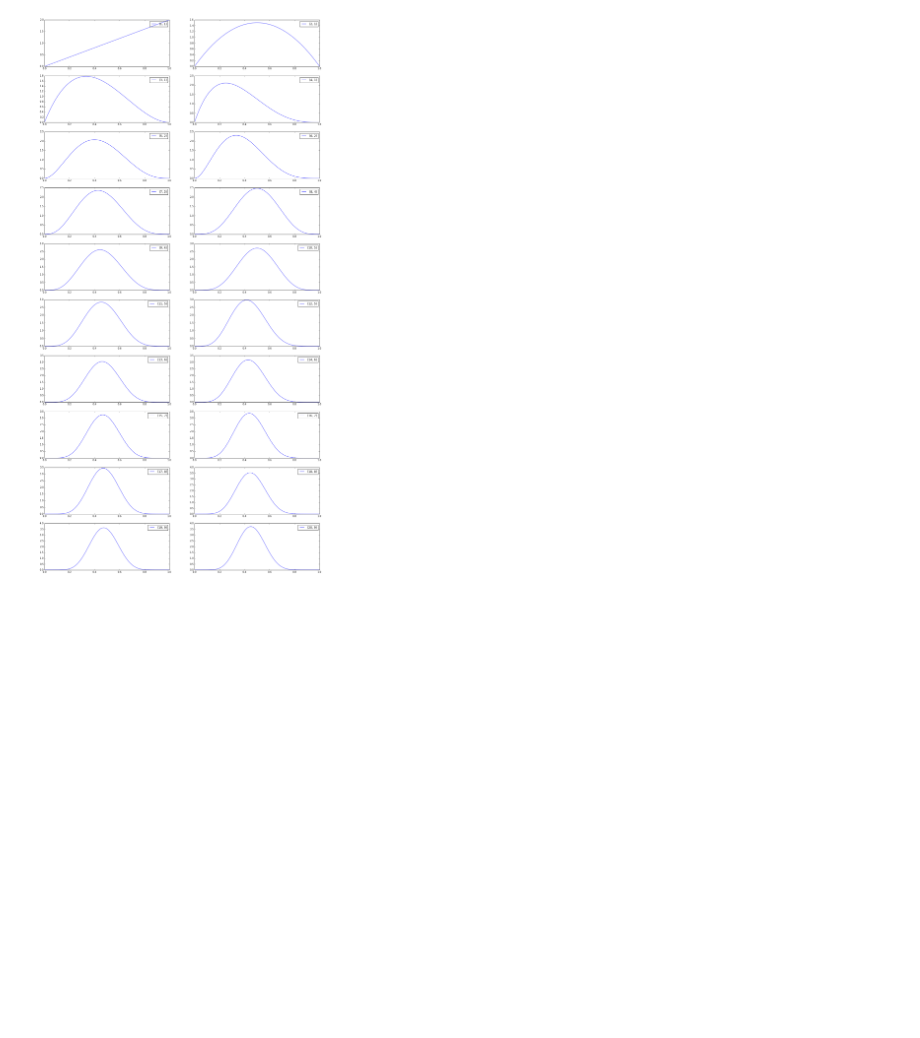
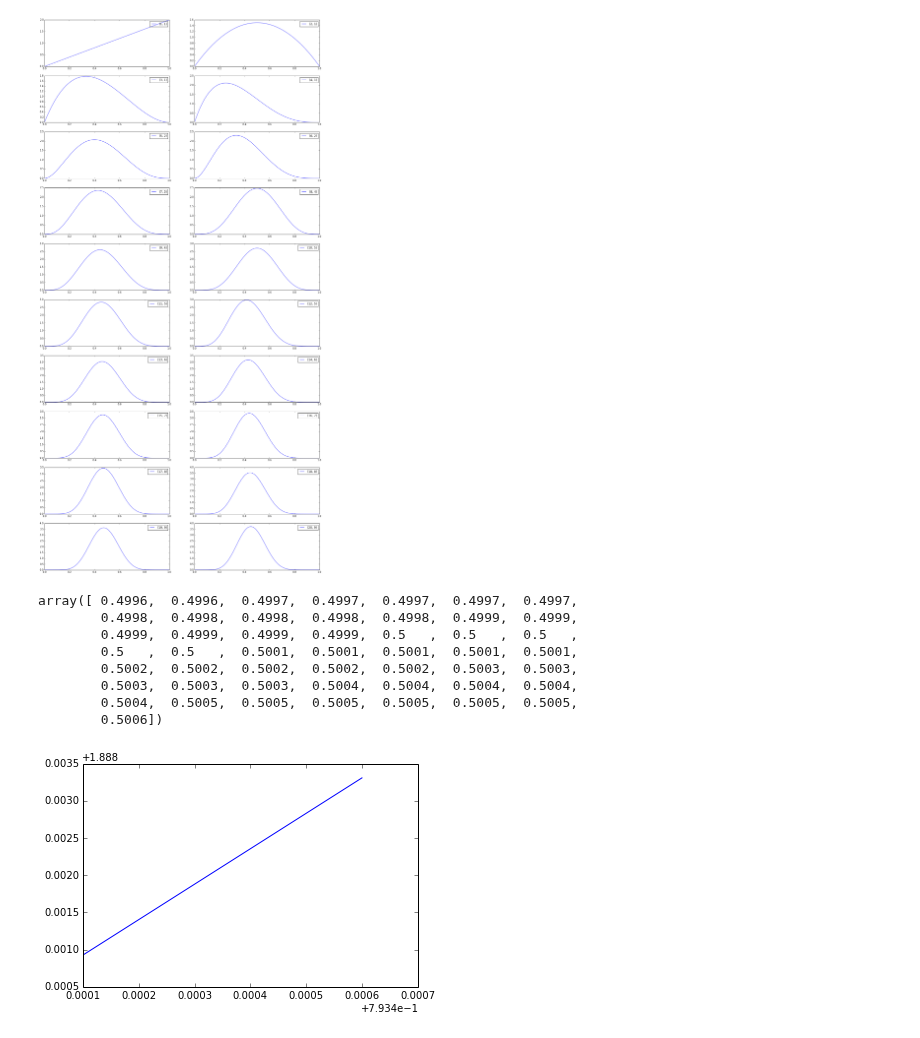
Before and after one commit to Chuphay/school, a Jupyter notebook: mStat1/ch8.ipynb, the cells around one changed output. Drawn from its saved outputs; the diff is of its cells as text; code cells hidden in the pictures; blank space fills up the shorter version.

```diff
--- a/mStat1/ch8.ipynb
+++ b/mStat1/ch8.ipynb
@@ -29,3 +31,22 @@ for i in range(1,21):
     plot_this(i,heads)
 # %% [output]
 [figure]
+# %%
+x = linspace(0.7935,0.794,50)
+heads = 2
+tot = 2
+a = heads + 1
+b = tot - heads +1
+plot(x, beta.pdf(x,a,b));
+y = beta.pdf(x,a,b)
+around(beta.cdf(x,a,b),4)
+# %% [output]
+array([ 0.4996,  0.4996,  0.4997,  0.4997,  0.4997,  0.4997,  0.4997,
+        0.4998,  0.4998,  0.4998,  0.4998,  0.4998,  0.4999,  0.4999,
+        0.4999,  0.4999,  0.4999,  0.4999,  0.5   ,  0.5   ,  0.5   ,
+        0.5   ,  0.5   ,  0.5001,  0.5001,  0.5001,  0.5001,  0.5001,
+        0.5002,  0.5002,  0.5002,  0.5002,  0.5002,  0.5003,  0.5003,
+        0.5003,  0.5003,  0.5003,  0.5004,  0.5004,  0.5004,  0.5004,
+        0.5004,  0.5005,  0.5005,  0.5005,  0.5005,  0.5005,  0.5005,
+        0.5006])
+[figure, added]
```
Also changed, not shown: parts of 1 cell of this notebook, 1 other file.
